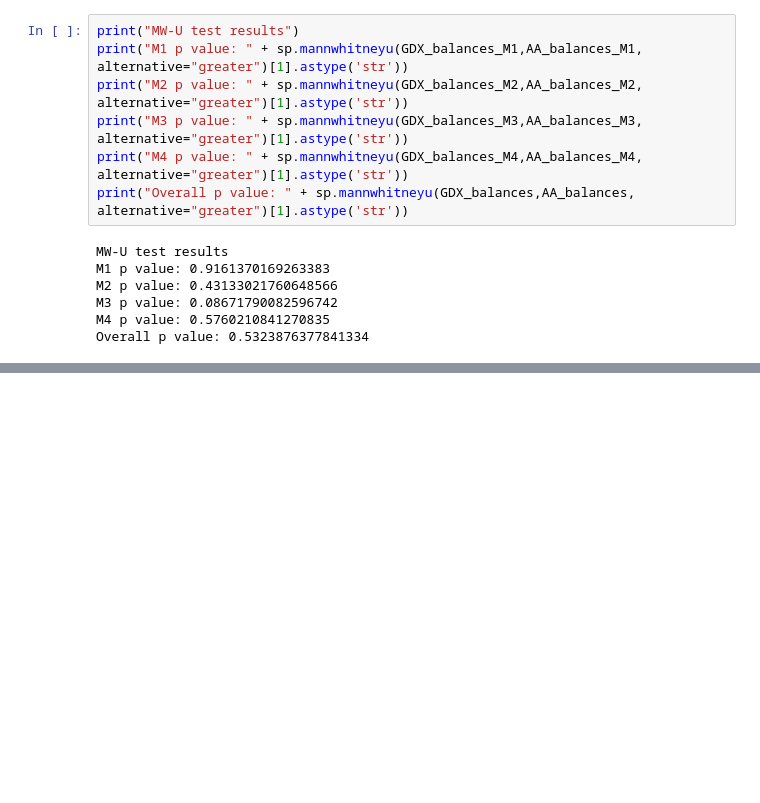
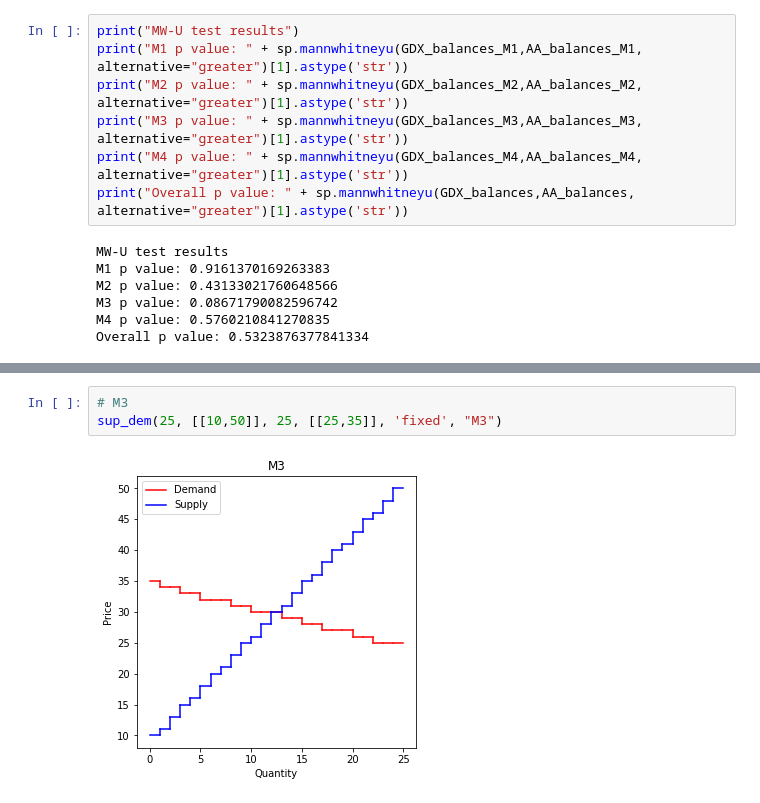
Before and after one commit to janderson3435/CA3-Experiment-Design-and-Hypothesis-Testing, a Jupyter notebook: CA3-Notebook-JA.ipynb, the cells around one changed output, grey strips where cells are left out. Saved outputs shown, nothing was run; the diff lists cells and outputs as text; blank space fills up the shorter version.

```diff
--- a/CA3-Notebook-JA.ipynb
+++ b/CA3-Notebook-JA.ipynb
@@ -413,0 +434,5 @@ Overall p value: 0.5323876377841334
+# %%
+# M3
+sup_dem(25, [[10,50]], 25, [[25,35]], 'fixed', "M3")
+# %% [output]
+[figure, added]
```
Also changed, not shown: parts of 5 cells of this notebook, 1 other file.
